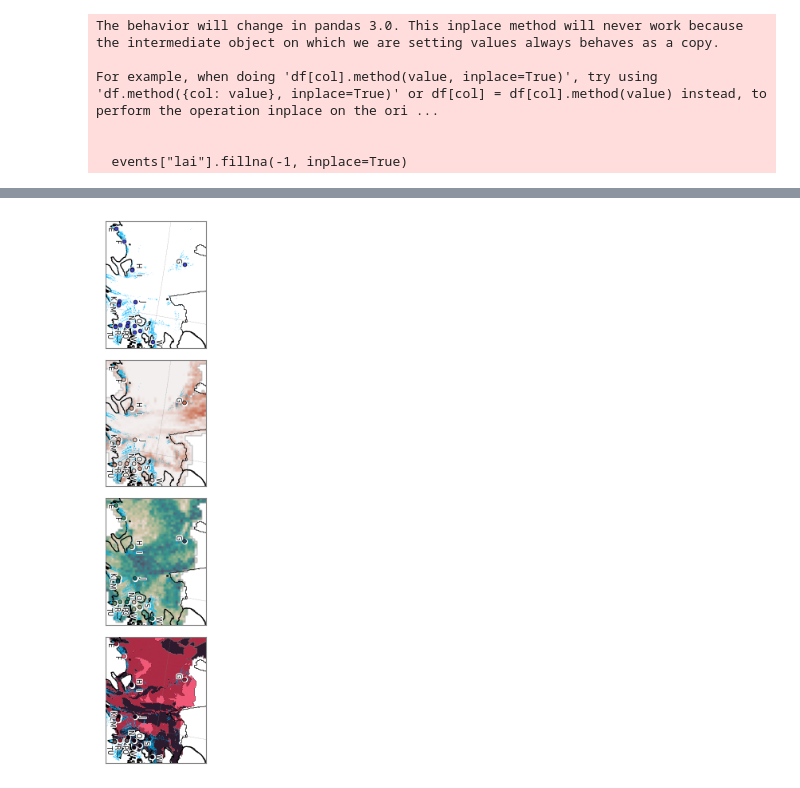
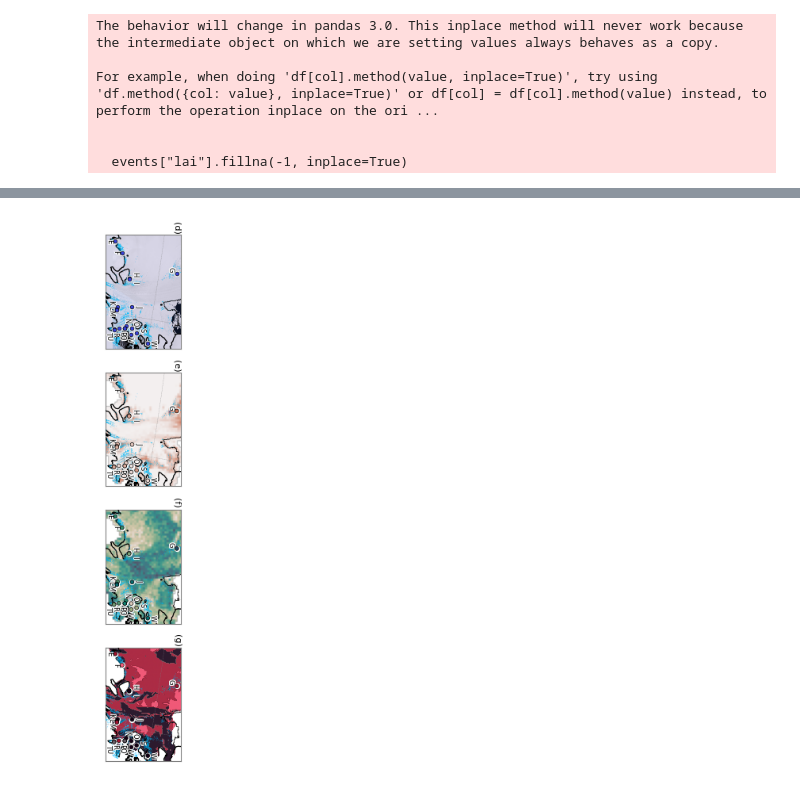
Before and after one commit to js-chemE/HydrofractureShackleton_2023, a Jupyter notebook: plot_figures/figure02.ipynb, the cells around one changed output, grey strips where cells are left out. Saved outputs shown, nothing was run; the diff lists cells and outputs as text; code cells hidden in the pictures.

```diff
--- a/plot_figures/figure02.ipynb
+++ b/plot_figures/figure02.ipynb
@@ -36,6 +36,10 @@ drainages_folder = os.path.join(
 lake_extent_path = os.path.join(
     base_directory, "03_cleaned", "lake_extents", "lakes_extent.shp"
 )
+lima_folder = os.path.join(
+    base_directory, "01_raw", "LIMA"
+)
+
 
 coastline_folder = os.path.join(
     base_directory, "01_raw", "greene2022_coastlines"
@@ -83,7 +87,7 @@ ymax = -0.215e6
 ymin = -0.591e6
 ymax_z, ymin_z = -0.34e6, -0.50e6
 deltay_zoomed = abs(ymax_z - ymin_z)
-deltax_zoomed = 0.8 * deltay_zoomed
+deltax_zoomed = 0.66 * deltay_zoomed
 xmin_z = 2.54e6
 xmax_z = xmin_z + deltax_zoomed
 
@@ -603,6 +669,33 @@ for iax, (ax, raster, cmap, v) in enumerate(zip(
             zorder=20,
         )
     elif iax == 0:
+        all_bounds = []
+
+        for tile in ["RGBREF_x+2550000y-0600000", "RGBREF_x+2550000y-0450000"]:
+            fs = [f for f in os.listdir(os.path.join(lima_folder, tile)) if f.endswith(".tif")][0]
+
+            with rasterio.open(os.path.join(lima_folder, tile, fs)) as src:
+                raster = src.read()[:3].astype(np.float32)
+                raster /= raster.max()  # Normalize for plotting
+                transform = src.transform
+
+                left, bottom, right, top = src.bounds
+                all_bounds.append((left, bottom, right, top))
+
+                rgb = raster.transpose(1, 2, 0)
+                ax.imshow(rgb, extent=(left, right, bottom, top), zorder = 1)
+
+        # Expand axis to cover all images
+        # minx = min(b[0] for b in all_bounds)
+        # maxx = max(b[2] for b in all_bounds)
+        # miny = min(b[1] for b in all_bounds)
+        # maxy = max(b[3] for b in all_bounds)
+
+        # ax.set_xlim(minx, maxx)
+        # ax.set_ylim(miny, maxy)
+        ax.set_facecolor('#d4d4e5')
+        ax.set_aspect('equal')  # Maintain geographic proportions
+
         ax.scatter(
             events_zoomed_centroids.x,
             events_zoomed_centroids.y,
@@ -660,34 +753,48 @@ for iax, (ax, raster, cmap, v) in enumerate(zip(
         ax.text(
             x, y, s,
             rotation=-90,
             ha="center", va="center",
             fontsize=6,
             color="black",
             zorder=20
         )
 
+captions = ["(d)", "(e)", "(f)", "(g)"]
+for i, ax in enumerate(axes.ravel()):
+    ax.text(
+        0.95, 1.06, captions[i],
+        transform=ax.transAxes,
+        fontsize=8,
+        ha='center',
+        va='center',
+        color='black',
+        zorder=21,
+        rotation=-90
+    )
+
+
 plt.tight_layout()
 fig.savefig(
     os.path.join(figure_folder, "figure_02b.png"),
     dpi=300, bbox_inches='tight'
 )
 fig.savefig(
     os.path.join(figure_folder, "figure_02b.pdf"),
     dpi=300, bbox_inches='tight'
 )
 reader = PdfReader(os.path.join(figure_folder, "figure_02b.pdf"))
 writer = PdfWriter()
 
 for page in reader.pages:
     page.rotate(-90)  # or -90, 180
     writer.add_page(page)
 
 with open(os.path.join(figure_folder, "figure_02b_r.pdf"), "wb") as f:
     writer.write(f)
 
 plt.show()
 # %% [output]
-[figure, old version]
+[figure, new version]
 # %%
 color_dmg = "#c66d50"
 color_act = "#04676c"
```
Also changed, not shown: parts of 4 cells of this notebook, 4 other files.
